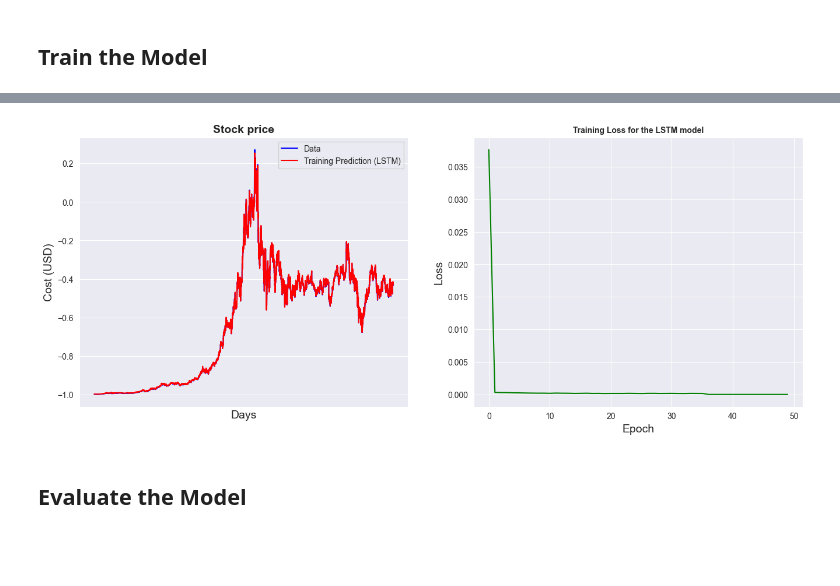
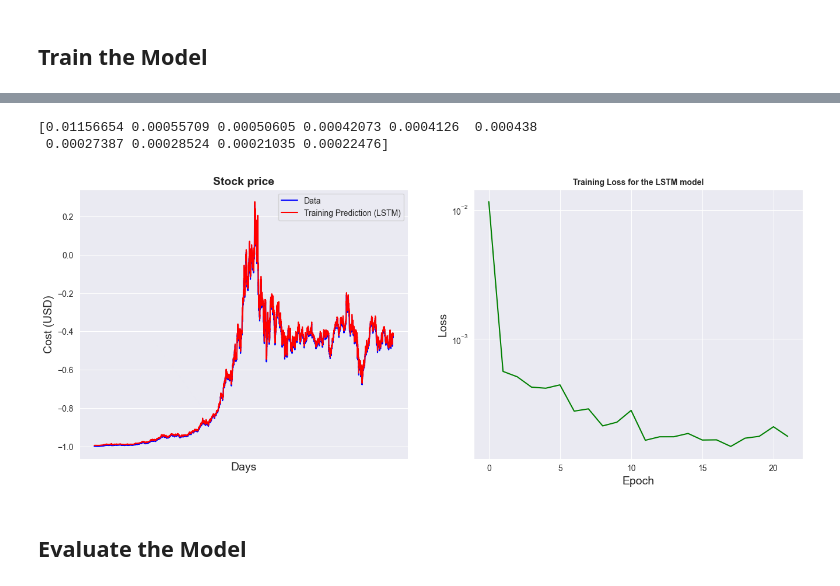
Before and after one commit to defnemeric/microsoft-project-summer, a Jupyter notebook: stock-prediction-pytorch.ipynb, the cells around one changed output, grey strips where cells are left out. Saved outputs shown, nothing was run; the diff lists cells and outputs as text; code cells hidden in the pictures; blank space fills up the shorter version.

```diff
--- a/stock-prediction-pytorch.ipynb
+++ b/stock-prediction-pytorch.ipynb
@@ -402,6 +402,7 @@ def train_model(model, loss_fn, optimizer, train_loader, val_loader, num_epochs=
             break
 
     training_time = time.time() - start_time
+    hist = hist[:epoch+1]
     print(f"Best epoch: {best_epoch+1} | Best Val Loss: {best_val_loss:.6f}")
     return best_train_loss, best_val_loss, training_time, hist
 
@@ -423,34 +424,41 @@ Epoch 12/50 | Train Loss: 0.000204 | Val Loss: 0.002006
+# %%
+print(hist[:10])
+# %% [output]
+[0.01156654 0.00055709 0.00050605 0.00042073 0.0004126  0.000438
+ 0.00027387 0.00028524 0.00021035 0.00022476]
 # %%
 # Visualizing the training prediction
 sns.set_style("darkgrid")
 
 fig = plt.figure()
 fig.subplots_adjust(hspace=0.2, wspace=0.2)
 original = pd.DataFrame(y_train_lstm.cpu().numpy())
 predict = pd.DataFrame(model(x_train).detach().cpu().numpy())
 plt.subplot(1, 2, 1)
 ax = sns.lineplot(x = original.index, y = original[0], label="Data", color='blue')
 ax = sns.lineplot(x = predict.index, y = predict[0], label="Training Prediction (LSTM)", color='red')
 ax.set_title('Stock price', size = 14, fontweight='bold')
 ax.set_xlabel("Days", size = 14)
 ax.set_ylabel("Cost (USD)", size = 14)
 ax.set_xticks([])
-plt.savefig('images/lstm_prediction.png')
+plt.savefig('images/lstm_prediction_training.png')
 
 
 # Visualizing the training loss
 plt.subplot(1, 2, 2)
 ax = sns.lineplot(data=hist, color='green')
+# Setting the y-axis to logarithmic scale for better visibility of loss values
+ax.set_yscale("log")
 ax.set_xlabel("Epoch", size = 14)
 ax.set_ylabel("Loss", size = 14)
 ax.set_title("Training Loss for the LSTM model", size = 10, fontweight='bold')
 fig.set_figheight(6)
 fig.set_figwidth(16)
 plt.savefig('images/lstm_training_loss.png')
 
 # The training prediction for the LSTM model is really good.
 # %% [output]
-[figure, old version]
+[figure, new version]
 # %% [markdown]
 ## Evaluate the Model
 # %%
```
Also changed, not shown: parts of 6 cells of this notebook.
